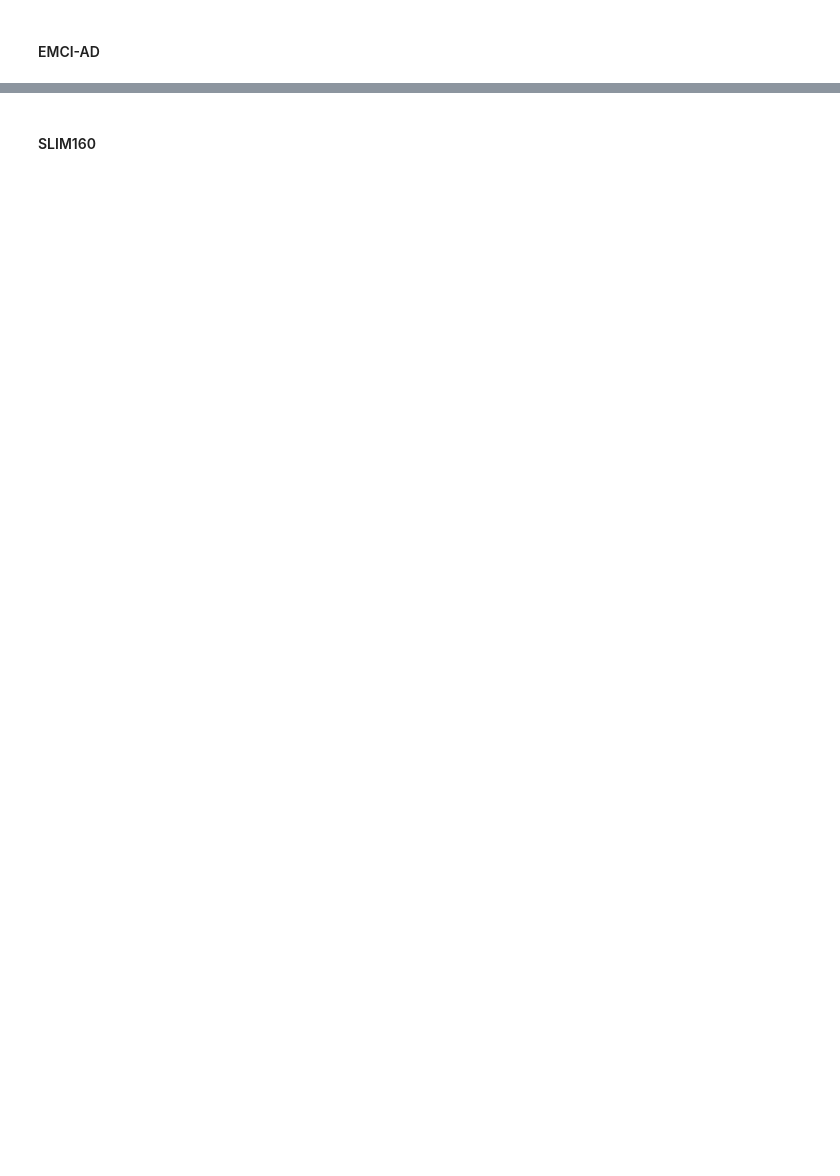
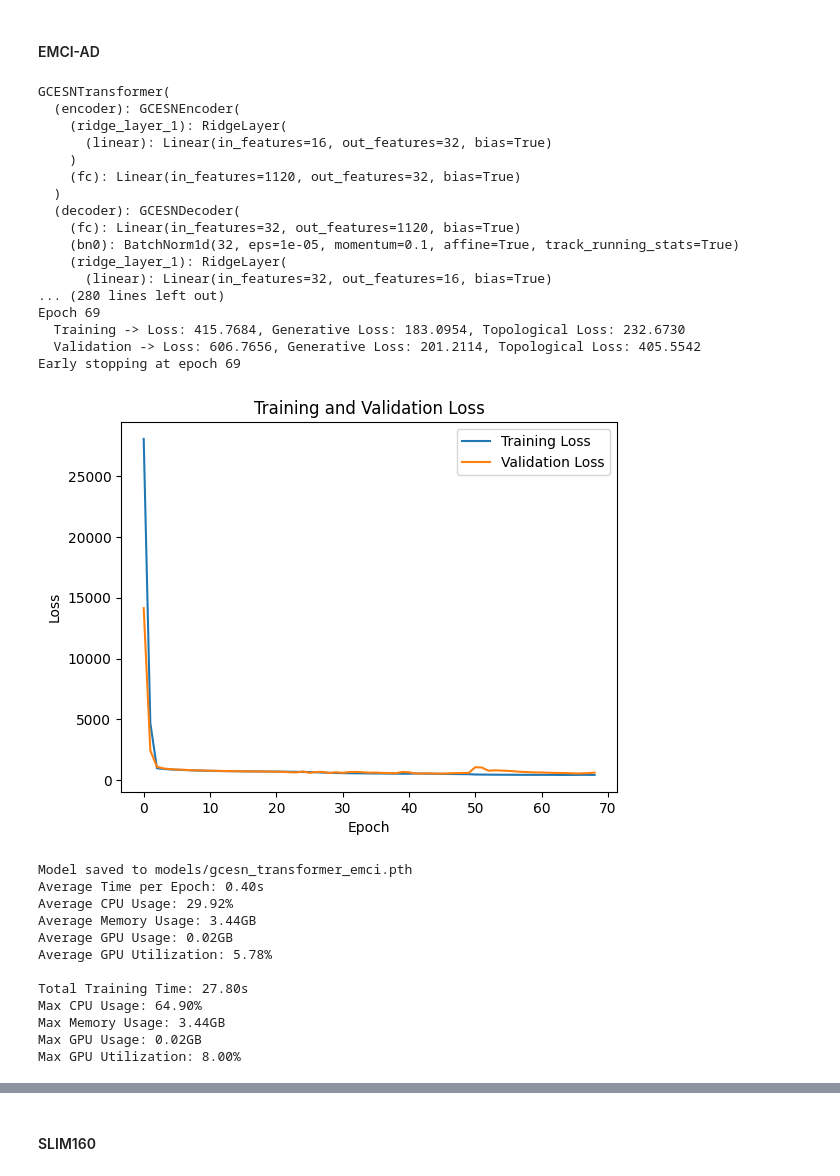
Before and after one commit to GitaAyu06/reservoir-gnn, a Jupyter notebook: reservoir-gcn_graph_generations.ipynb, the cells around one changed output, grey strips where cells are left out. Drawn from its saved outputs; the diff is of its cells as text; code cells hidden in the pictures; blank space fills up the shorter version.

```diff
--- a/reservoir-gcn_graph_generations.ipynb
+++ b/reservoir-gcn_graph_generations.ipynb
@@ -901,2 +891,45 @@ Average MAE PageRank centrality: 0.0043694389458446255
 # %% [markdown]
 #### EMCI-AD
+# %%
+set_seed(42)
+gcesn_transformer_emci = GCESNTransformer(emci_num_nodes, emci_num_features, latent_dim=32,
+                                        encoder_hidden_dims=16, encoder_leaky_rate=0.9, encoder_iteration=2,
+                                        decoder_hidden_dims=16, decoder_leaky_rate=0.9, decoder_iteration=2)
+gcesn_transformer_emci.initialize_weights()
+print(gcesn_transformer_emci)
+print(f"Total number of trainable parameters: {(gcesn_transformer_emci.count_parameters())}\n")
+
+train(gcesn_transformer_emci, emci_features_train.to(device), emci_adj_train.to(device),
+    emci_features_val.to(device), emci_adj_val.to(device), lr=0.001, num_epochs=500,
+    patience=5, step_size=50, gamma=0.5, save_path='models/gcesn_transformer_emci.pth')
+# %% [output]
+GCESNTransformer(
+  (encoder): GCESNEncoder(
+    (ridge_layer_1): RidgeLayer(
+      (linear): Linear(in_features=16, out_features=32, bias=True)
+    )
+    (fc): Linear(in_features=1120, out_features=32, bias=True)
+  )
+  (decoder): GCESNDecoder(
+    (fc): Linear(in_features=32, out_features=1120, bias=True)
+    (bn0): BatchNorm1d(32, eps=1e-05, momentum=0.1, affine=True, track_running_stats=True)
+    (ridge_layer_1): RidgeLayer(
+      (linear): Linear(in_features=32, out_features=16, bias=True)
+... (280 lines left out)
+Epoch 69
+  Training -> Loss: 415.7684, Generative Loss: 183.0954, Topological Loss: 232.6730
+  Validation -> Loss: 606.7656, Generative Loss: 201.2114, Topological Loss: 405.5542
+Early stopping at epoch 69
+[figure, added]
+Model saved to models/gcesn_transformer_emci.pth
+Average Time per Epoch: 0.40s
+Average CPU Usage: 29.92%
+Average Memory Usage: 3.44GB
+Average GPU Usage: 0.02GB
+Average GPU Utilization: 5.78%
+
+Total Training Time: 27.80s
+Max CPU Usage: 64.90%
+Max Memory Usage: 3.44GB
+Max GPU Usage: 0.02GB
+Max GPU Utilization: 8.00%
```
Also changed, not shown: parts of 13 cells of this notebook, 2 other files.
